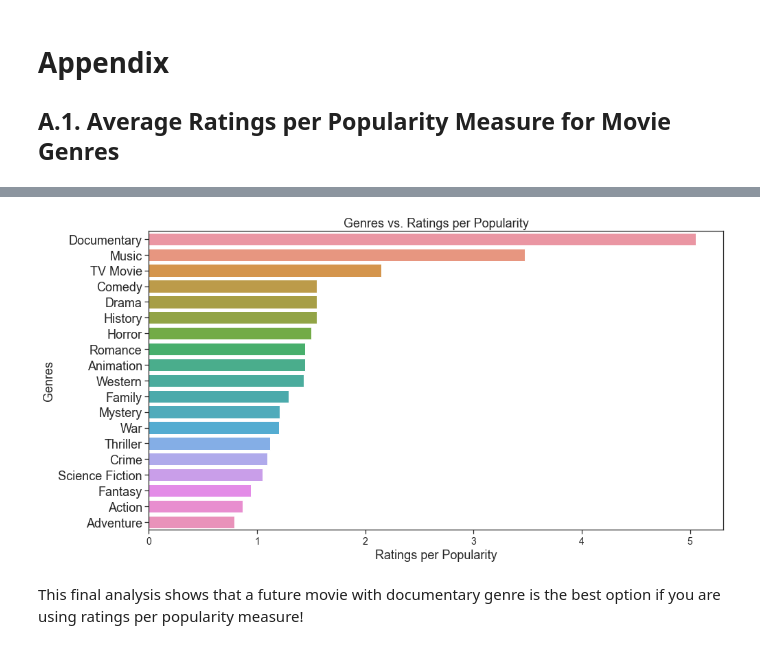
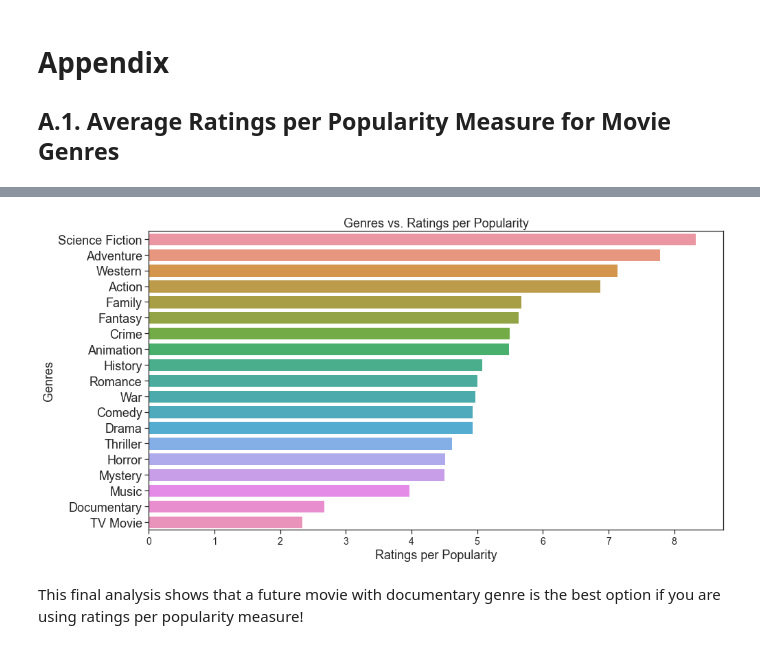
Before and after one commit to AidanStack/Movie_Data_Analysis_Project, a Jupyter notebook: Emine_Genre_Analysis.ipynb, the cells around one changed output, grey strips where cells are left out. Drawn from its saved outputs; the diff is of its cells as text; code cells hidden in the pictures.

```diff
--- a/Emine_Genre_Analysis.ipynb
+++ b/Emine_Genre_Analysis.ipynb
@@ -628,0 +665,3 @@ ratings_per_popularity
+# %%
+ratings_per_popularity['ratingsum'] = ratings_per_popularity['vote_average']*ratings_per_popularity['vote_count']
+ratings_per_popularity
@@ -628,0 +687,3 @@ ratings_per_popularity
+# %%
+ratings_per_popularity['rating_per_popularity'] = ratings_per_popularity['ratingsum']/ratings_per_popularity['popularity']
+ratings_per_popularity
@@ -651,4 +731,4 @@ ratings_per_popularity_df
 # %%
-ratings_per_popularity_df['ratingperpopularity'] = ratings_per_popularity_df['vote_average']/ ratings_per_popularity_df['popularity']
+ratings_per_popularity_df['normalized']= ratings_per_popularity_df['rating_per_popularity']/ratings_per_popularity_df['rating_per_popularity'].sum()*100
 ratings_per_popularity_df
 # %% [output]
@@ -685,2 +753,3 @@ Name: ratingperpopularity, dtype: float64
 # %%
-df_rating_per_popularity = ratings_per_popularity_df.sort_values(by='ratingperpopularity', ascending =False)
+df_rating_per_popularity = ratings_per_popularity_df.sort_values(by='normalized', ascending =False)
+df_rating_per_popularity
@@ -687,14 +775,14 @@ df_rating_per_popularity = ratings_per_popularity_df.sort_values(by='ratingperpo
 # %%
 sns.set_theme(context='notebook',style="ticks", color_codes=True, palette='deep')
 fig, ax = plt.subplots(figsize=(15, 8))
 
-ax = sns.barplot(y=df_rating_per_popularity.index, x = 'ratingperpopularity', data=df_rating_per_popularity)
+ax = sns.barplot(y=df_rating_per_popularity.index, x = 'normalized', data=df_rating_per_popularity)
 ax.set_title('Genres vs. Ratings per Popularity', fontsize=18)
 ax.set_ylabel('Genres', fontsize=18)
 ax.set_xlabel('Ratings per Popularity', fontsize=18);
 plt.xticks(fontsize=14)
 plt.yticks(fontsize=18);
 # %% [output]
-[figure, old version]
+[figure, new version]
 # %% [markdown]
 This final analysis shows that a future movie with documentary genre is the best option if you are using ratings per popularity measure!
```
Also changed, not shown: parts of 30 cells of this notebook.
